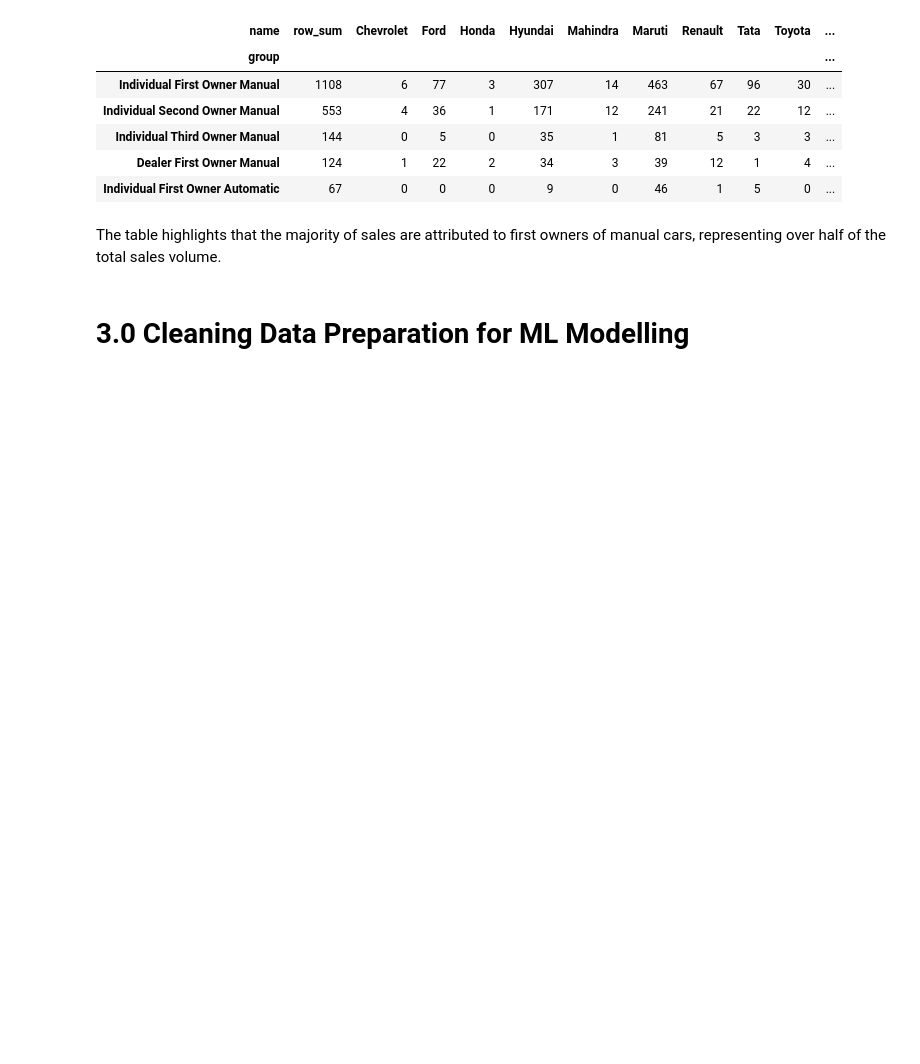
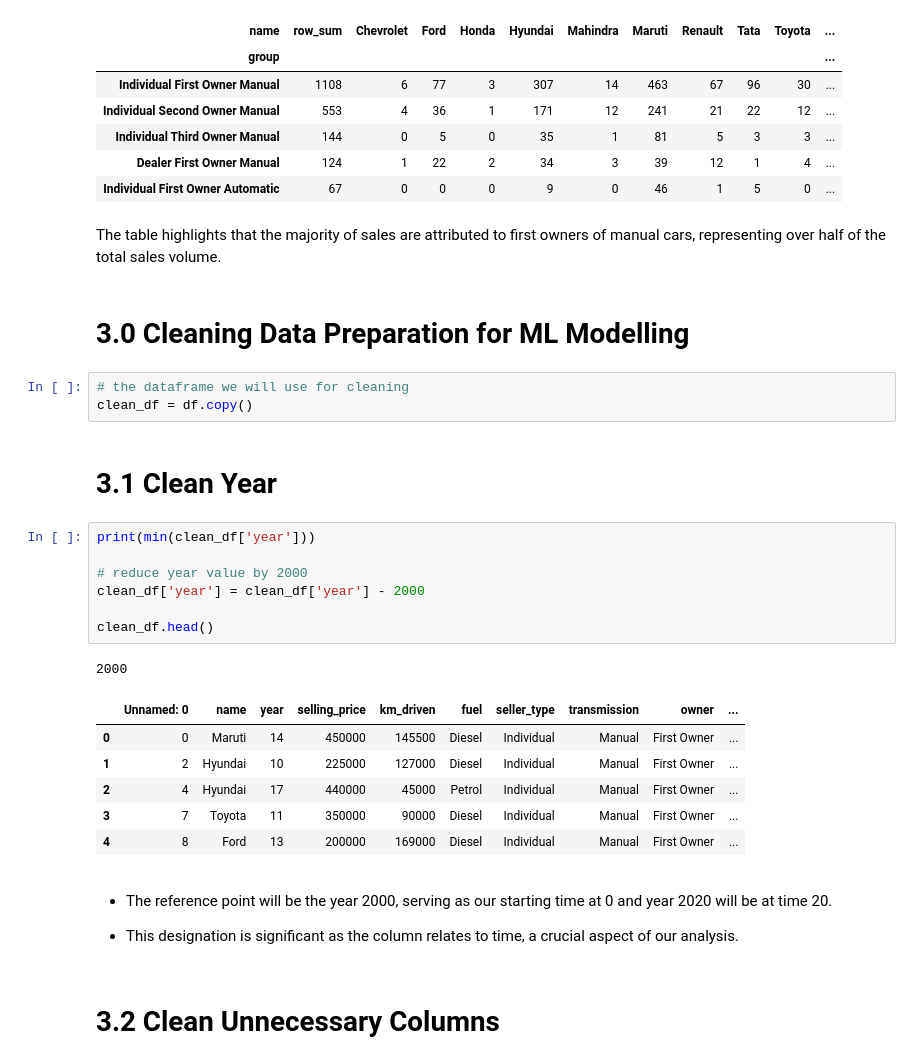
Before and after one commit to 10ken/car_price_prediction, a Jupyter notebook: car_price_analysis.ipynb, the cells around one changed output. Drawn from its saved outputs; the diff is of its cells as text; blank space fills up the shorter version.

```diff
--- a/car_price_analysis.ipynb
+++ b/car_price_analysis.ipynb
@@ -671,3 +674,29 @@ pivot_table.sort_values(by='row_sum', ascending=False).head()
 The table highlights that the majority of sales are attributed to first owners of manual cars, representing over half of the total sales volume.
 # %% [markdown]
 # 3.0 Cleaning Data Preparation for ML Modelling
+# %%
+# the dataframe we will use for cleaning
+clean_df = df.copy()
+# %% [markdown]
+# 3.1 Clean Year
+# %%
+print(min(clean_df['year']))
+
+# reduce year value by 2000
+clean_df['year'] = clean_df['year'] - 2000
+
+clean_df.head()
+# %% [output]
+2000
+|  | Unnamed: 0 | name | year | selling_price | km_driven | fuel | seller_type | transmission | owner | ... |
+| 0 | 0 | Maruti | 14 | 450000 | 145500 | Diesel | Individual | Manual | First Owner | ... |
+| 1 | 2 | Hyundai | 10 | 225000 | 127000 | Diesel | Individual | Manual | First Owner | ... |
+| 2 | 4 | Hyundai | 17 | 440000 | 45000 | Petrol | Individual | Manual | First Owner | ... |
+| 3 | 7 | Toyota | 11 | 350000 | 90000 | Diesel | Individual | Manual | First Owner | ... |
+| 4 | 8 | Ford | 13 | 200000 | 169000 | Diesel | Individual | Manual | First Owner | ... |
+# %% [markdown]
+- The reference point will be the year 2000, serving as our starting time at 0 and year 2020 will be at time 20.
+
+- This designation is significant as the column relates to time, a crucial aspect of our analysis.
+# %% [markdown]
+# 3.2 Clean Unnecessary Columns
```
Also changed, not shown: parts of 34 cells of this notebook, 2 other files.
